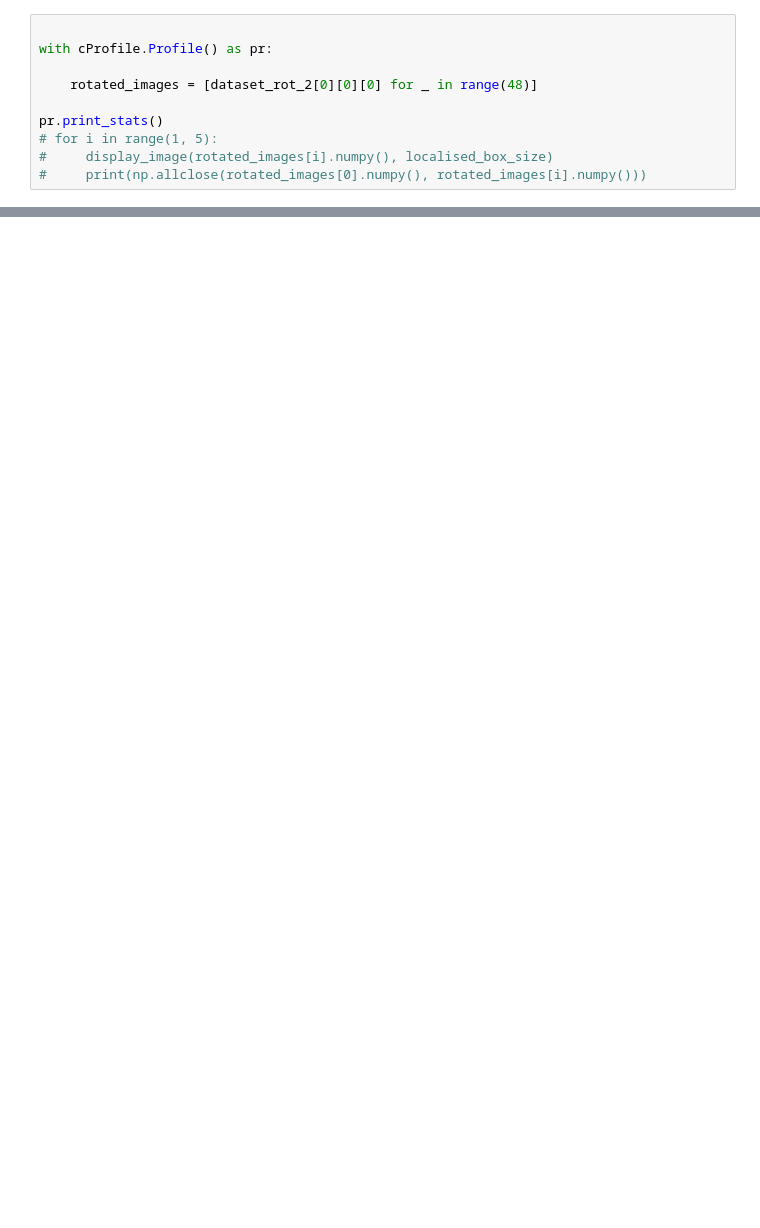
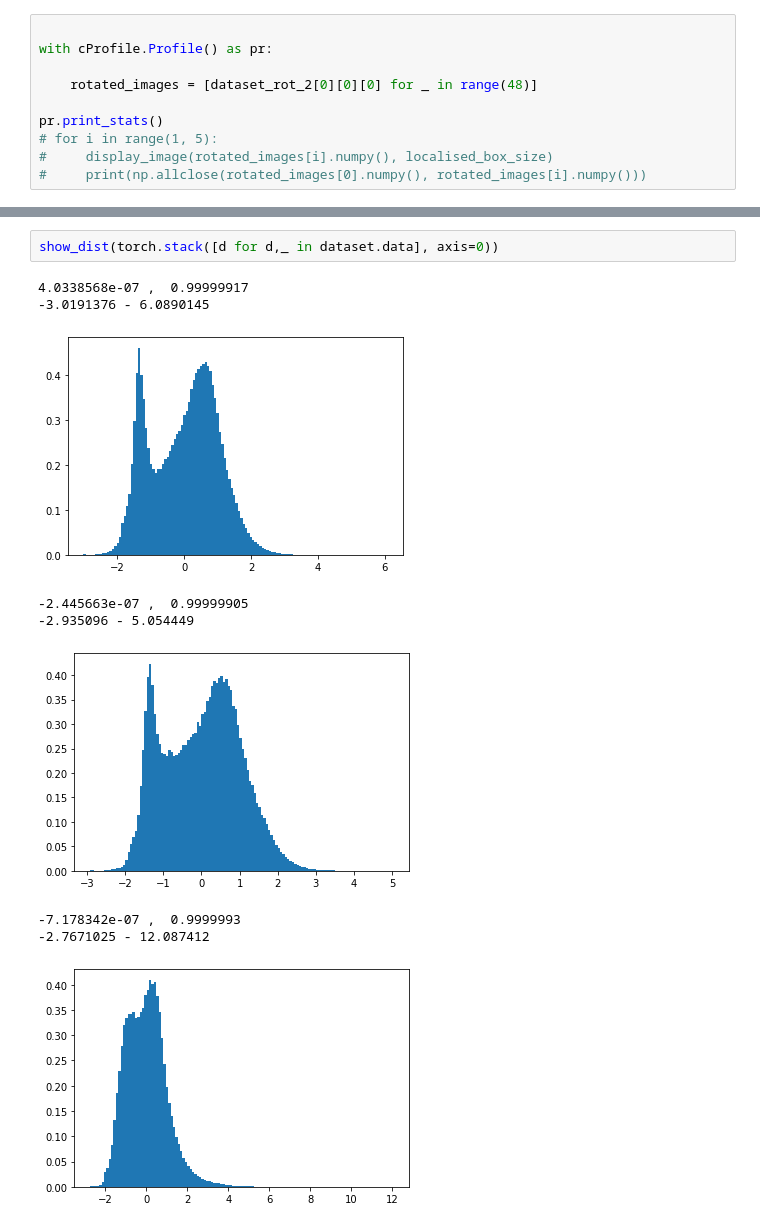
Before and after one commit to matt-baugh/CrohnsDisease, a Jupyter notebook: pytorch/test_numpy_dataset.ipynb, the cells around one changed output, grey strips where cells are left out. Saved outputs shown, nothing was run; the diff lists cells and outputs as text; blank space fills up the shorter version.

```diff
--- a/pytorch/test_numpy_dataset.ipynb
+++ b/pytorch/test_numpy_dataset.ipynb
@@ -224,0 +395,12 @@ for i in range(0, 5):
+# %%
+show_dist(torch.stack([d for d,_ in dataset.data], axis=0))
+# %% [output]
+4.0338568e-07 ,  0.99999917
+-3.0191376 - 6.0890145
+[figure, added]
+-2.445663e-07 ,  0.99999905
+-2.935096 - 5.054449
+[figure, added]
+-7.178342e-07 ,  0.9999993
+-2.7671025 - 12.087412
+[figure, added]
```
Also changed, not shown: parts of 15 cells of this notebook, 3 other files.
